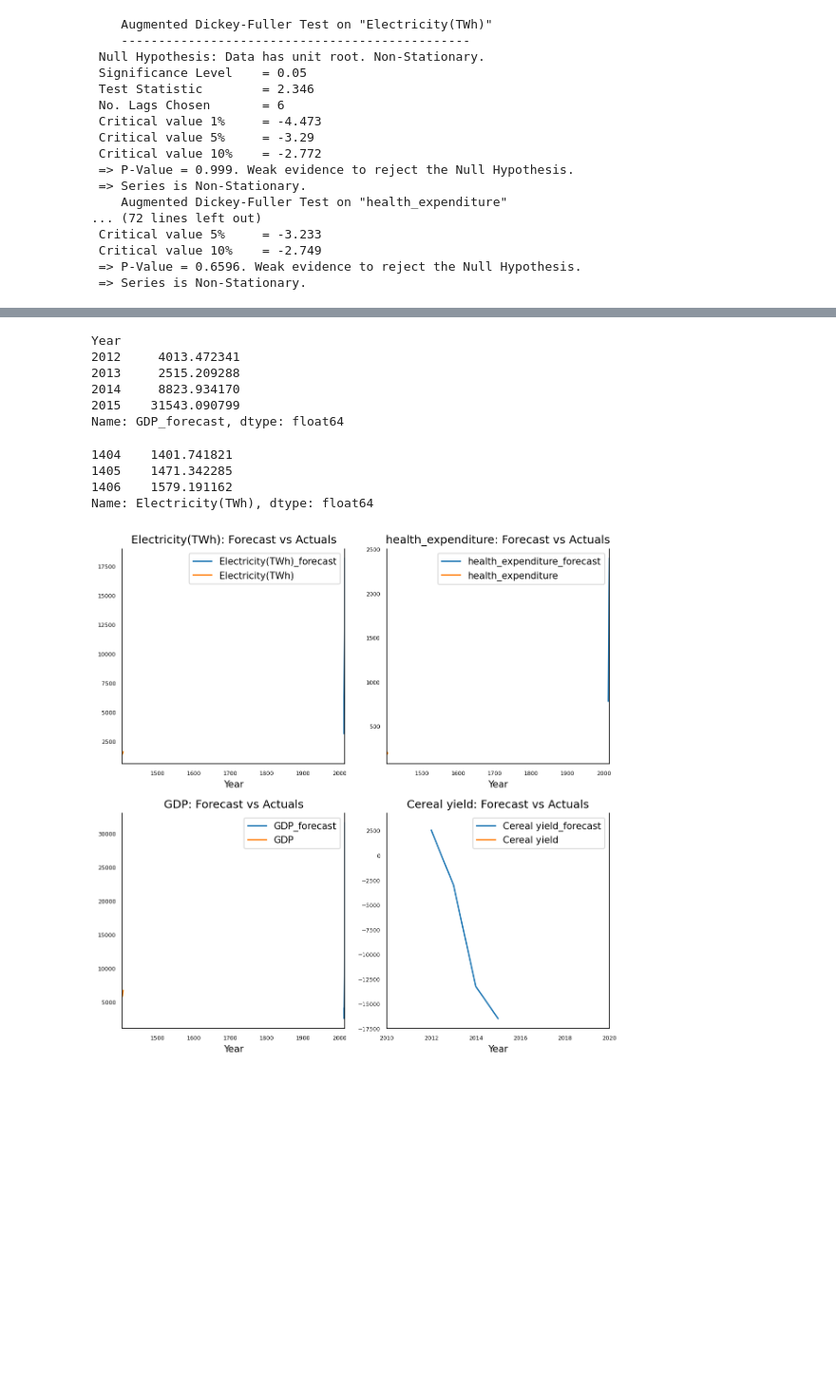
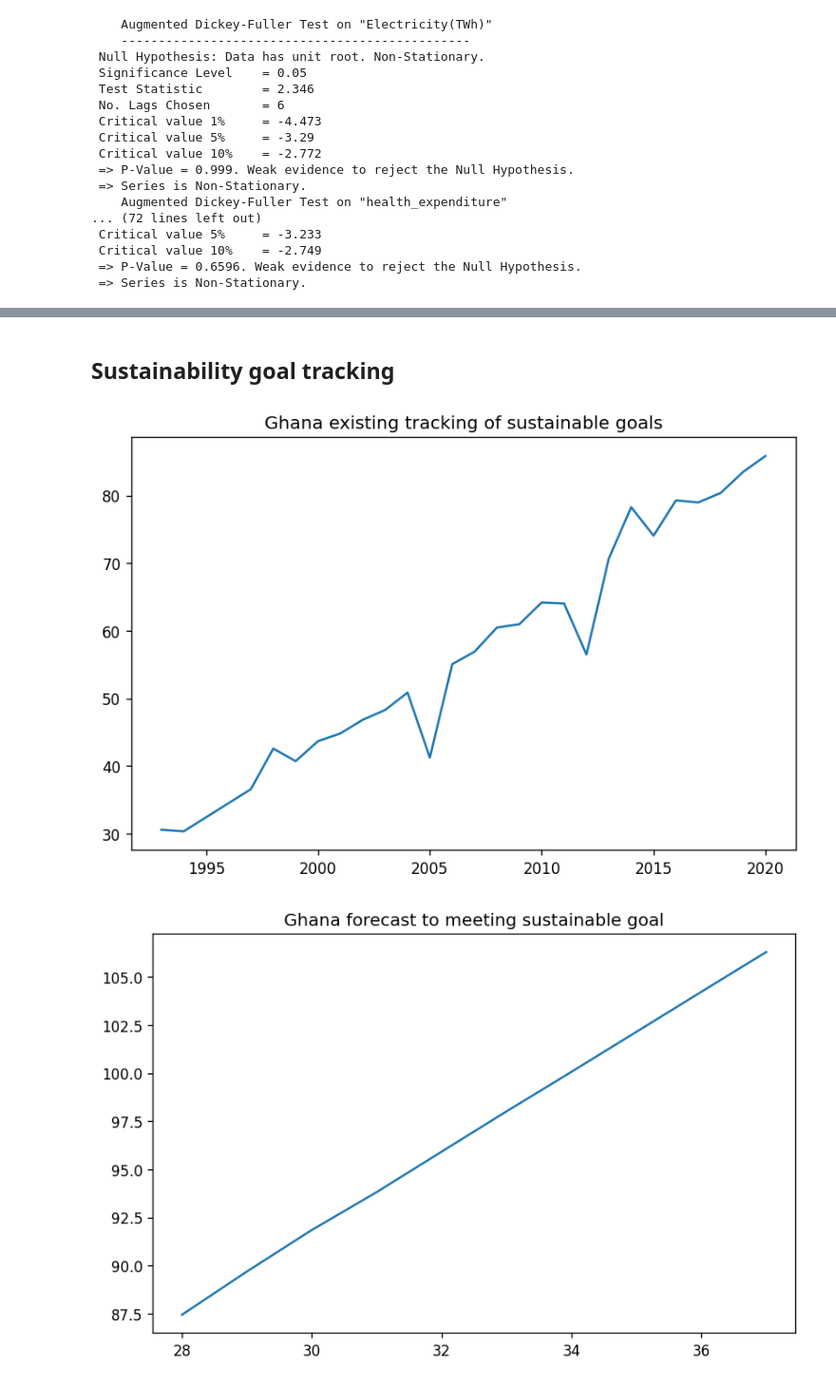
Before and after one commit to NeerajG03/Economic-Growth-Versus-Factors-expenditure-consumption-and-production, a Jupyter notebook: FinalAnalysis/finale.ipynb, the cells around one changed output, grey strips where cells are left out. Shown at 95% size. Cells and saved outputs as stored; diff of their text form; code cells hidden in the pictures; blank space fills up the shorter version.

```diff
--- a/FinalAnalysis/finale.ipynb
+++ b/FinalAnalysis/finale.ipynb
@@ -353,43 +378,21 @@ current model lag order:  4
-# %%
-def invert_transformation(df_train, df_forecast, second_diff=False):
-    """Revert back the differencing to get the forecast to original scale."""
-    df_fc = df_forecast.copy()
-    columns = df_train.columns
-    for col in columns:
-        # Roll back 2nd Diff
-        if second_diff:
-            df_fc[str(col)+'_1d'] = (df_train[col].iloc[-1]-df_train[col].iloc[-2]) + df_fc[str(col)+'_2d'].cumsum()
-        # Roll back 1st Diff
-        df_fc[str(col)+'_forecast'] = df_train[col].iloc[-1] + df_fc[str(col)+'_1d'].cumsum()
-    return df_fc
-
-df_results = invert_transformation(india_train, df_forecast, second_diff=True)
-df_results["GDP_forecast"]
-# %% [output]
-Year
-2012     4013.472341
-2013     2515.209288
-2014     8823.934170
-2015    31543.090799
-Name: GDP_forecast, dtype: float64
-# %%
-df_test['Electricity(TWh)'][-4:]
-# %% [output]
-1404    1401.741821
-1405    1471.342285
-1406    1579.191162
-Name: Electricity(TWh), dtype: float64
-# %%
-fig, axes = plt.subplots(nrows=int(len(india_train.columns)/2), ncols=2, dpi=150, figsize=(8,8))
-for i, (col,ax) in enumerate(zip(india_train.columns, axes.flatten())):
-    df_results[col+'_forecast'].plot(legend=True, ax=ax).autoscale(axis='x',tight=True)
-    df_test[col][-4:].plot(legend=True, ax=ax)
-    ax.set_title(col + ": Forecast vs Actuals")
-    ax.xaxis.set_ticks_position('none')
-    ax.yaxis.set_ticks_position('none')
-    ax.spines["top"].set_alpha(0)
-    ax.tick_params(labelsize=6)
-plt.xlim(2010, 2020)
-plt.tight_layout()
-# %% [output]
-[figure, removed]
+# %% [markdown]
+## Sustainability goal tracking
+# %%
+sdg = pd.read_csv("../Dataset_Raw/sdg-target-analysis.csv")
+ghana = sdg.loc[(sdg["Code"]=="GHA"),["Year","calculated completion"]]
+ghana = ghana.set_index("Year")
+
+plt.plot(ghana)
+plt.title("Ghana existing tracking of sustainable goals")
+plt.show()
+
+
+x = range(1995,2030)
+model = pm.auto_arima(ghana,seasonal=True,m=1)
+forecasts = model.predict(10)
+plt.plot(forecasts)
+plt.title("Ghana forecast to meeting sustainable goal")
+plt.show()
+# %% [output]
+[figure, added]
+[figure, added]
```
Also changed, not shown: parts of 10 cells of this notebook, 3 other files.
